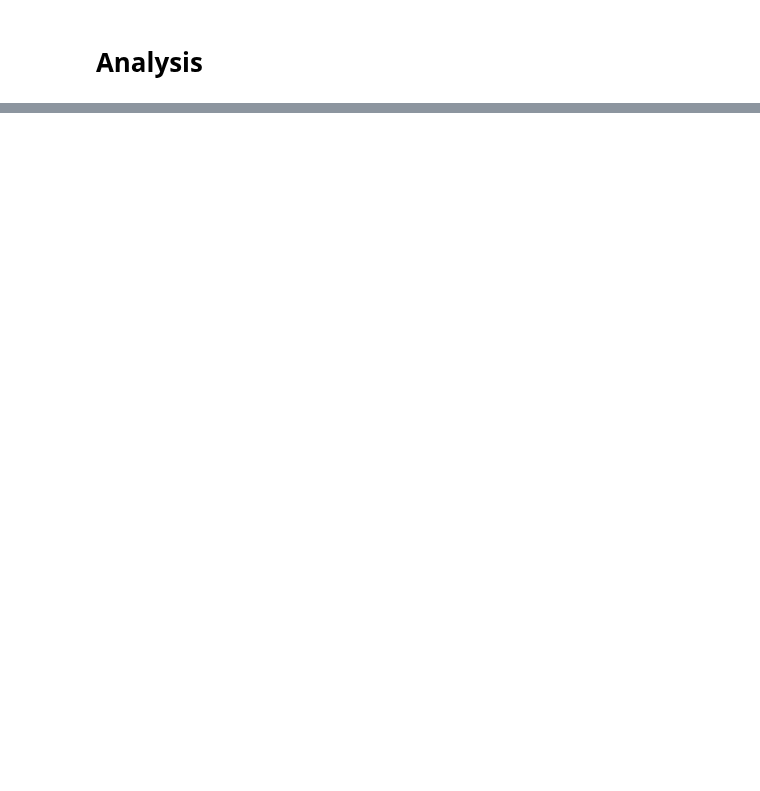
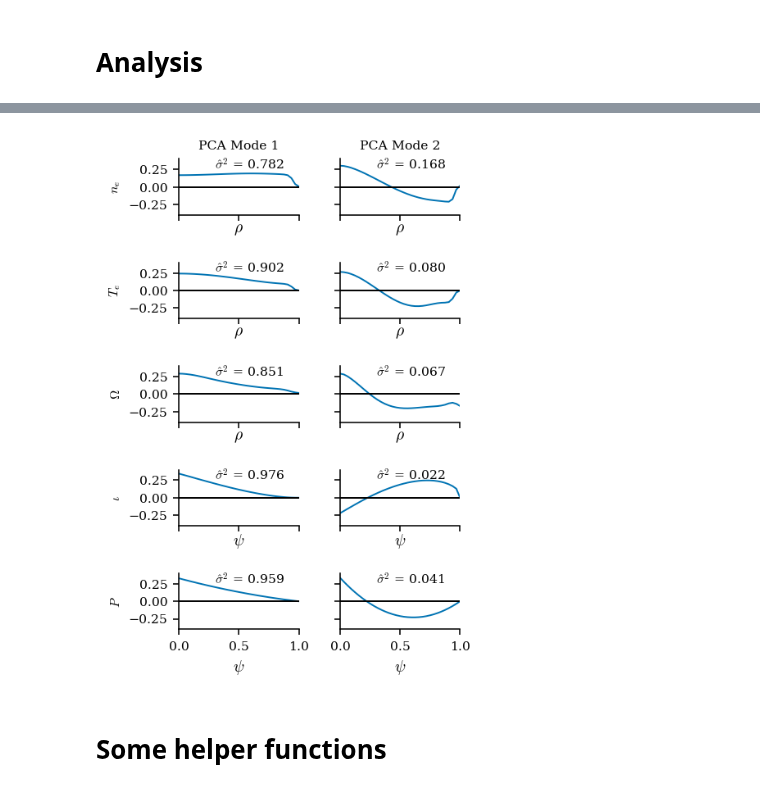
Before and after one commit to PlasmaControl/plasma-profile-predictor, a Jupyter notebook: notebooks/plots_for_paper.ipynb, the cells around one changed output, grey strips where cells are left out. Cells and saved outputs as stored; diff of their text form; code cells hidden in the pictures; blank space fills up the shorter version.

```diff
--- a/notebooks/plots_for_paper.ipynb
+++ b/notebooks/plots_for_paper.ipynb
@@ -1150,0 +211,40 @@ s2/c
+# %%
+"""plot full pca modes"""
+
+ncols = 2
+nrows = 5
+ylabels = profiles
+fig, axes = plt.subplots(len(profiles),ncols, sharex=True, sharey=True,figsize=(3.5,5))
+# fig, axes = plt.subplots(nrows,ncols, sharex=True, sharey=False,figsize=(6,5))
+
+
+labels = ['$n_e$','$T_e$','$\Omega$','$\iota$','$P$']
+profiles = ['dens','temp','rotation','q_EFIT01','press_EFIT01']
+for i,profile in enumerate(profiles):
+    pca=delta_pca_fitters[profile]
+    for j in range(ncols):
+        ax= axes[i,j]
+        ax.plot(psi,pca.components_[j],lw=1)
+        ax.text(0.3,0.25,'$\hat{\sigma}^2$' + ' = {:.3f}'.format(pca.explained_variance_ratio_[j]),fontsize=8)
+        if j==0:
+            ax.set_ylabel(labels[i], size=8)
+        if i==0:
+            ax.set_title('PCA Mode {}'.format(j+1), size=8)
+        if i in [0,1,2]:
+            ax.set_xlabel('$\\rho$',size=10)
+        if i in [3,4]:
+            ax.set_xlabel('$\psi$',size=10)
+        ax.set_ylim(-.4,.4)
+        ax.tick_params(axis='both', which='major', labelsize=8)
+        ax.set_xticks([0,.5,1])
+        ax.set_xlim(0,1)
+
+        ax.axhline(0,c='k',lw=1)
+plt.subplots_adjust(hspace=0.8)
+plt.tight_layout()
+fig.savefig('images/pca_modes.pdf')
+fig.savefig('images/pca_modes.png')
+# %% [output]
+[figure, added]
+# %% [markdown]
+# Some helper functions
```
Also changed, not shown: parts of 86 cells of this notebook, 42 other files.
